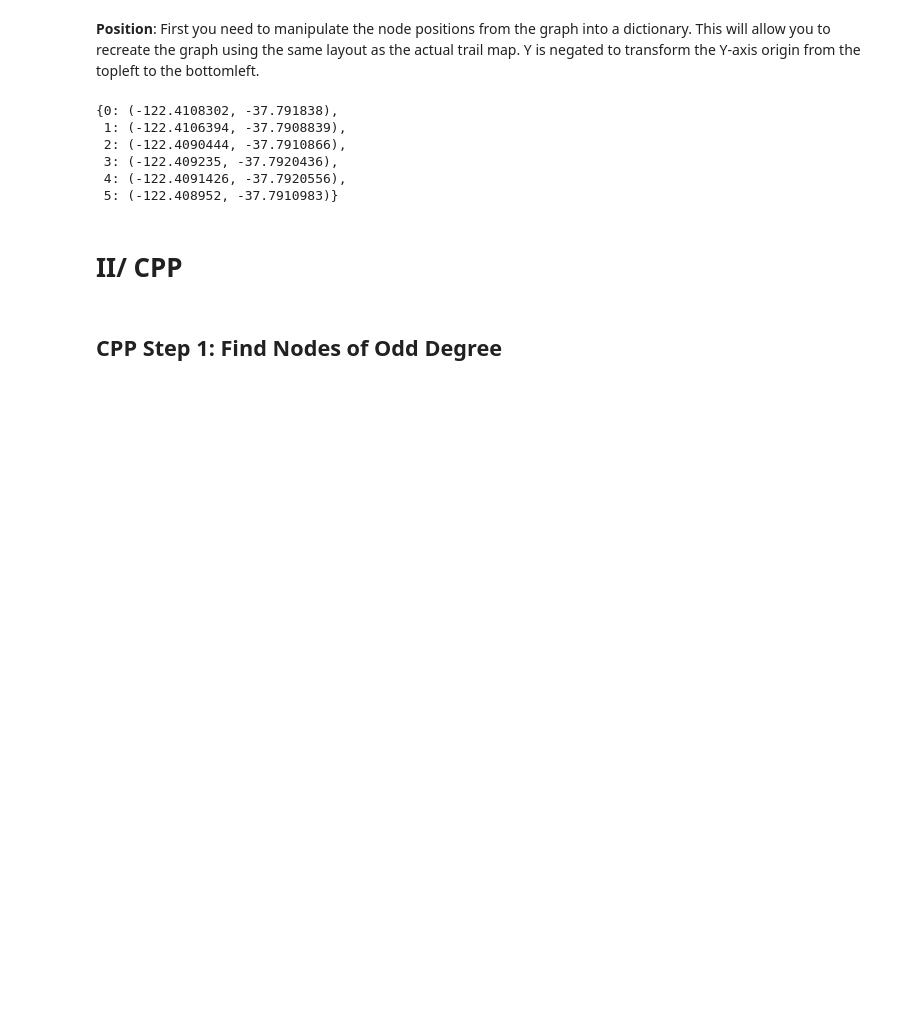
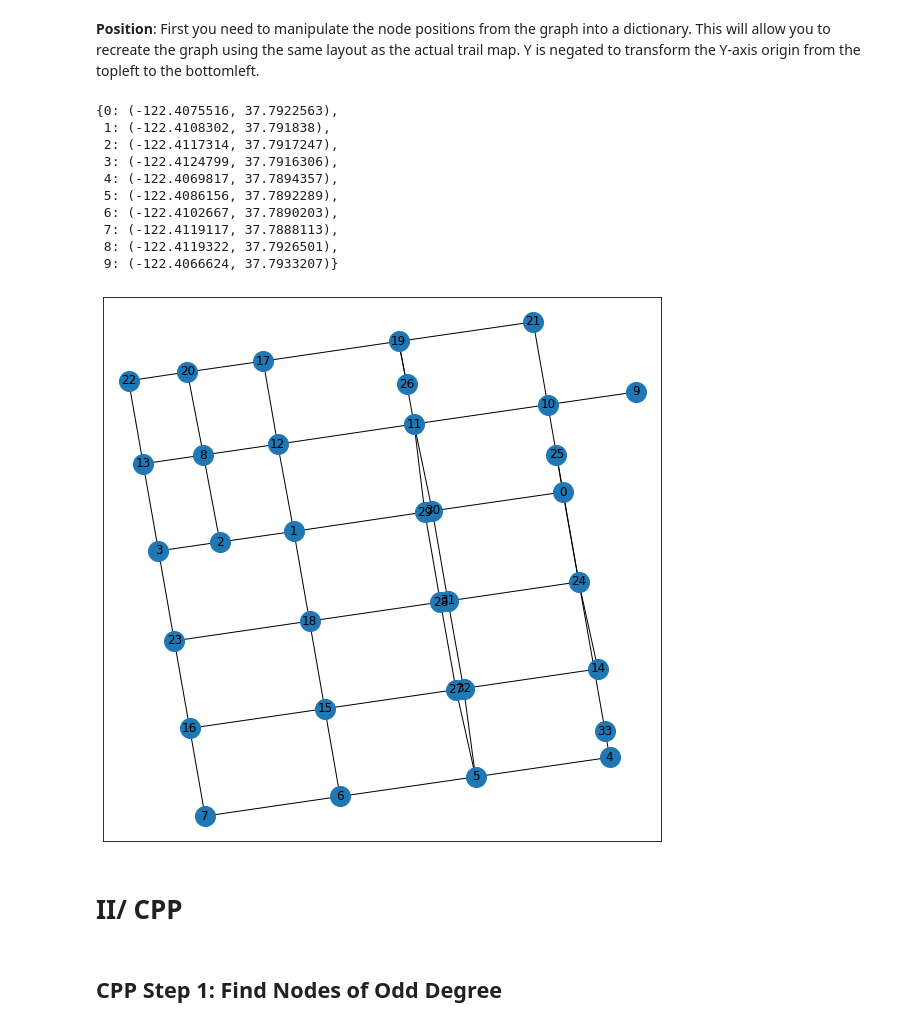
Before and after one commit to 3outeille/operational-research-project, a Jupyter notebook: sandbox/marius/drone.ipynb, the cells around one changed output. Saved outputs shown, nothing was run; the diff lists cells and outputs as text; code cells hidden in the pictures; blank space fills up the shorter version.

```diff
--- a/sandbox/marius/drone.ipynb
+++ b/sandbox/marius/drone.ipynb
@@ -33,17 +31,26 @@ MG = ox.utils_graph.get_undirected(MDG) # MultiDiGraph -> MultiGraph
 **Position**: First you need to manipulate the node positions from the graph into a dictionary. This will allow you to recreate the graph using the same layout as the actual trail map. Y is negated to transform the Y-axis origin from the topleft to the bottomleft.
 # %%
 # Define node positions data structure (dict) for plotting
-node_positions = {node[0]: (node[1]['x'], -node[1]['y']) for node in MG.nodes(data=True)}
+node_positions = {node[0]: (node[1]['x'], node[1]['y']) for node in MG.nodes(data=True)}
 
 # Preview of node_positions with a bit of hack (there is no head/slice method for dictionaries).
 dict(list(node_positions.items())[0:10])
 # %% [output]
-{0: (-122.4108302, -37.791838),
- 1: (-122.4106394, -37.7908839),
- 2: (-122.4090444, -37.7910866),
- 3: (-122.409235, -37.7920436),
- 4: (-122.4091426, -37.7920556),
- 5: (-122.408952, -37.7910983)}
+{0: (-122.4075516, 37.7922563),
+ 1: (-122.4108302, 37.791838),
+ 2: (-122.4117314, 37.7917247),
+ 3: (-122.4124799, 37.7916306),
+ 4: (-122.4069817, 37.7894357),
+ 5: (-122.4086156, 37.7892289),
+ 6: (-122.4102667, 37.7890203),
+ 7: (-122.4119117, 37.7888113),
+ 8: (-122.4119322, 37.7926501),
+ 9: (-122.4066624, 37.7933207)}
+# %%
+fig, ax = plt.subplots(figsize=(10,10))
+nx.draw_networkx(MG, pos=node_positions, node_size=400,ax=ax)
+# %% [output]
+[figure, added]
 # %% [markdown]
 # II/ CPP
 # %% [markdown]
```
Also changed, not shown: parts of 32 cells of this notebook.
